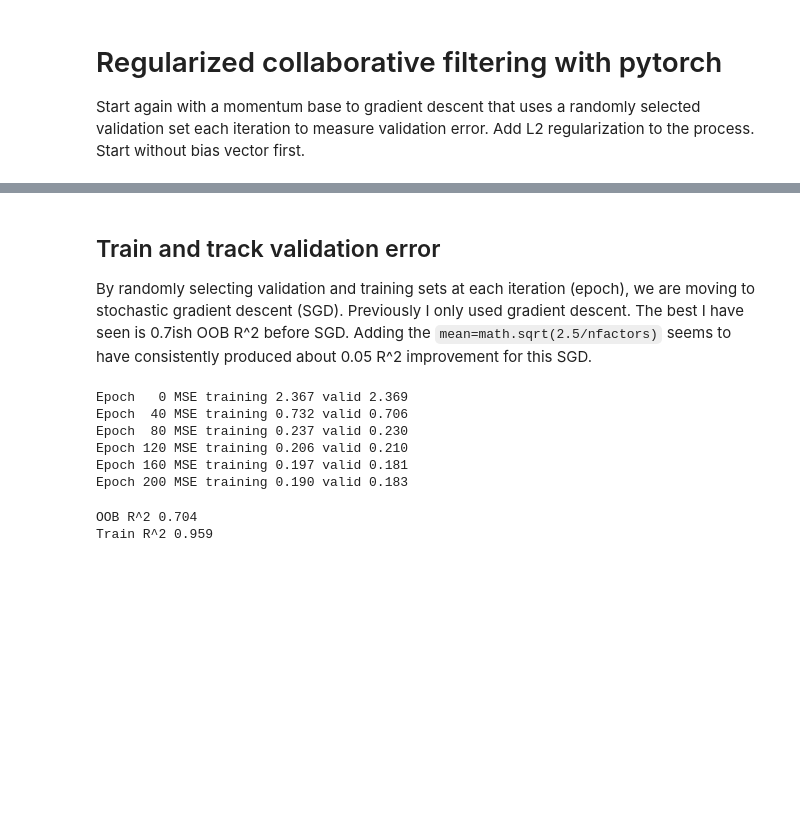
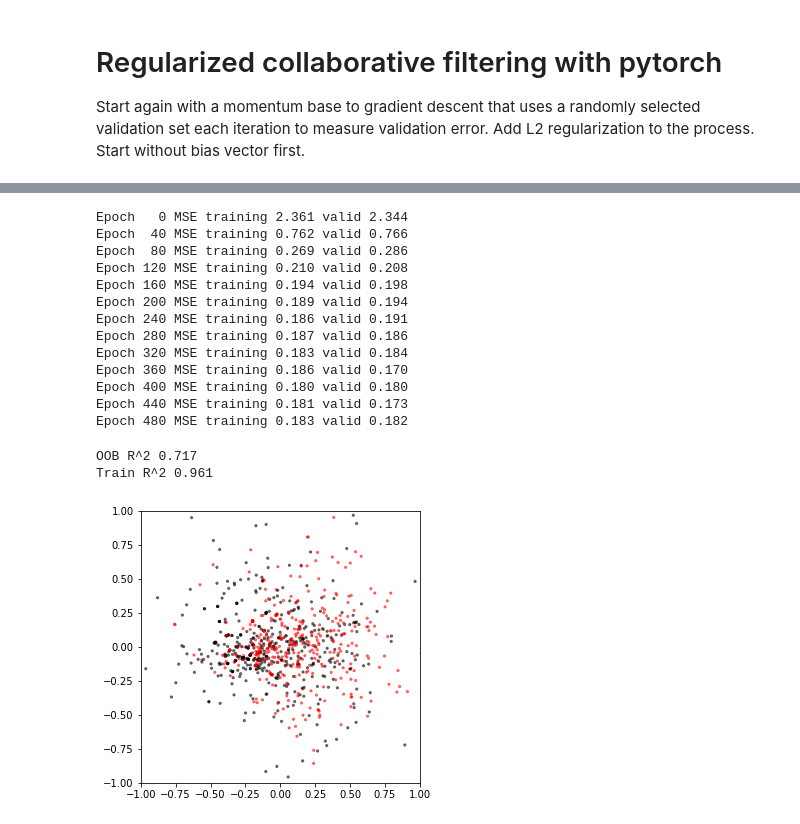
Before and after one commit to parrt/playdl, a Jupyter notebook: notebooks/collaborative-filtering-regularized.ipynb, the cells around one changed output, grey strips where cells are left out. Saved outputs shown, nothing was run; the diff lists cells and outputs as text; code cells hidden in the pictures; blank space fills up the shorter version.

```diff
--- a/notebooks/collaborative-filtering-regularized.ipynb
+++ b/notebooks/collaborative-filtering-regularized.ipynb
@@ -27,3 +27,26 @@ def RF_valid(df, movie_embeddings, user_embeddings):
+# %%
+from sklearn.decomposition import PCA
+import matplotlib.pyplot as plt
+
+def plot_comedy_drama_embeddings(df, movie_embeddings, xrange=(-.3,.3), yrange=(-.15,.15)):
+    # get unique movie ID and title and genres
+    df_movies = df.sort_values('movieId')[['movieId','title','genres']]
+    df_movies = df_movies.drop_duplicates()
+    df_movies = df_movies[(df_movies['genres']=='Comedy')|(df_movies['genres']=='Drama')]
+    movie_embeddings = movie_embeddings[df_movies['movieId']]
+
+    plt.figure(figsize=(5,5))
+    movieIds = df_movies['movieId'].values
+    genres = df_movies['genres'].values
+    titles = df_movies['title'].values
+    pca = PCA(n_components=2)
+    vecs2D = pca.fit_transform(movie_embeddings)
+    c = [('k' if genres[i]=='Comedy' else 'r') for i in range(len(vecs2D))]
+    plt.scatter(vecs2D[:,0], vecs2D[:,1], c=c, s=5, alpha=.5)
+    plt.xlim(*xrange)
+    plt.ylim(*yrange)
+    plt.show()
+    return df_movies, vecs2D
 # %%
 import pandas as pd
 import re
@@ -69,7 +98,3 @@ df.head(2)
-# %% [markdown]
-## Train and track validation error
-
-By randomly selecting validation and training sets at each iteration (epoch), we are moving to stochastic gradient descent (SGD). Previously I only used gradient descent. The best I have seen is 0.7ish OOB R^2 before SGD.  Adding the `mean=math.sqrt(2.5/nfactors)` seems to have consistently produced about 0.05 R^2 improvement for this SGD.
 # %%
 nfactors = 4
 n_train = int(n*0.85)
@@ -88,14 +113,17 @@ def mse_loss(U, M, data):
 
 learning_rate = 200
 momentum = 0.01
+weight_decay = .000001
 for t in range(500):
     indices = torch.randperm(n)
     train_idx = indices[0:n_train]
     valid_idx = indices[n_train:]
     train, valid = data[train_idx], data[valid_idx] # copying data but could not get columns out of a Subset object
     loss = mse_loss(U, M, train)
+    loss += weight_decay * (U.pow(2).sum() + M.pow(2).sum()) # L2 regularization
     with torch.no_grad():
         valid_loss = mse_loss(U, M, valid)
+        valid_loss += weight_decay * (U.pow(2).sum() + M.pow(2).sum()) # L2 regularization
 
     if t % 40 == 0:
         print(f"Epoch {t:3d} MSE training {loss:4.3f} valid {valid_loss:4.3f}")
@@ -109,14 +137,25 @@ for t in range(500):
         U.grad.zero_() # reset gradients
         M.grad.zero_()
 # %% [output]
-Epoch   0 MSE training 2.367 valid 2.369
-Epoch  40 MSE training 0.732 valid 0.706
-Epoch  80 MSE training 0.237 valid 0.230
-Epoch 120 MSE training 0.206 valid 0.210
-Epoch 160 MSE training 0.197 valid 0.181
-Epoch 200 MSE training 0.190 valid 0.183
+Epoch   0 MSE training 2.361 valid 2.344
+Epoch  40 MSE training 0.762 valid 0.766
+Epoch  80 MSE training 0.269 valid 0.286
+Epoch 120 MSE training 0.210 valid 0.208
+Epoch 160 MSE training 0.194 valid 0.198
+Epoch 200 MSE training 0.189 valid 0.194
+Epoch 240 MSE training 0.186 valid 0.191
+Epoch 280 MSE training 0.187 valid 0.186
+Epoch 320 MSE training 0.183 valid 0.184
+Epoch 360 MSE training 0.186 valid 0.170
+Epoch 400 MSE training 0.180 valid 0.180
+Epoch 440 MSE training 0.181 valid 0.173
+Epoch 480 MSE training 0.183 valid 0.182
 # %%
 RF_valid(df, M.detach().cpu(), U.detach().cpu())
 # %% [output]
-OOB R^2 0.704
-Train R^2 0.959
+OOB R^2 0.717
+Train R^2 0.961
+# %%
+df_movies, vecs2D = plot_comedy_drama_embeddings(df, M.cpu().detach().numpy(), xrange=(-1,1), yrange=(-1.,1.))
+# %% [output]
+[figure, added]
```
Also changed, not shown: parts of 4 cells of this notebook.
